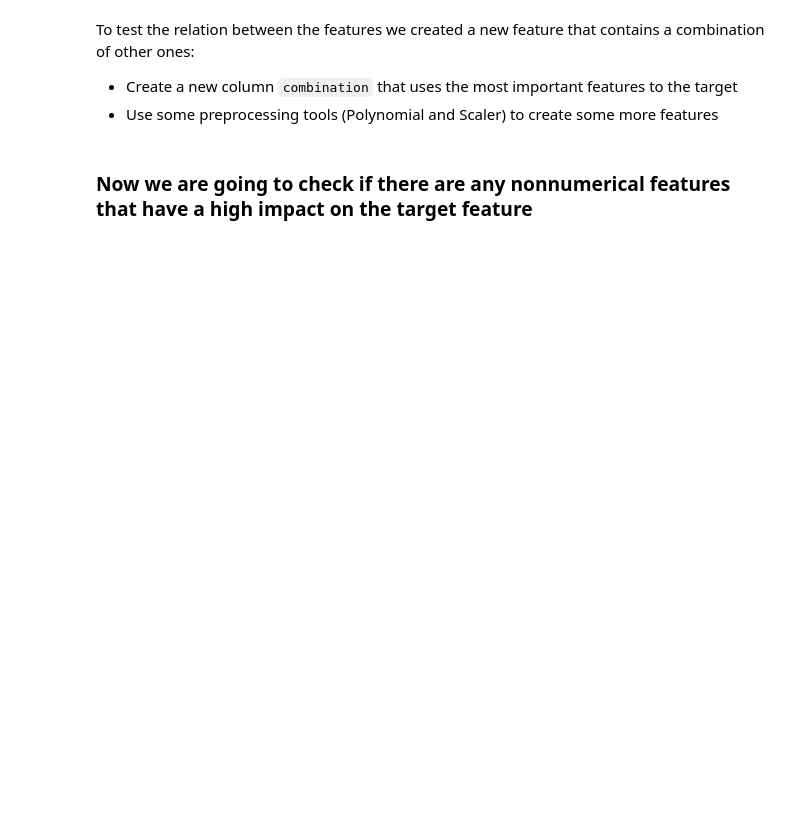
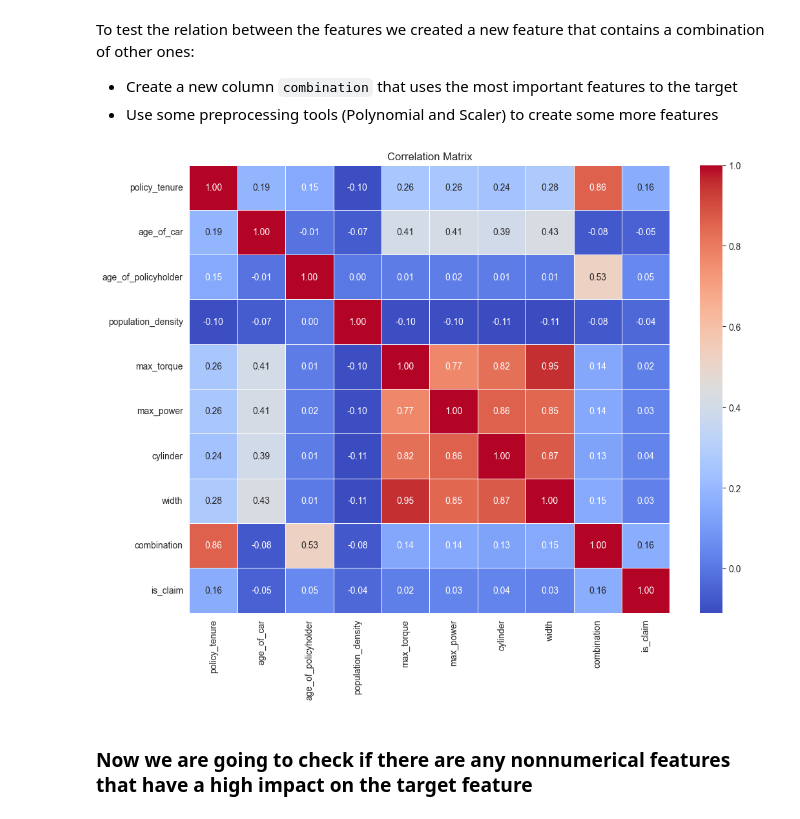
Before and after one commit to afs202005277/HeartDiseasePrediction, a Jupyter notebook: project.ipynb, the cells around one changed output. Saved outputs shown, nothing was run; the diff lists cells and outputs as text; code cells hidden in the pictures; blank space fills up the shorter version.

```diff
--- a/project.ipynb
+++ b/project.ipynb
@@ -128,36 +171,38 @@ train_data_nocorr.insert(len(train_data_nocorr.columns) - 1, 'combination', trai
 correlation_matrix = train_data_nocorr.corr()
 
 plt.figure(figsize=(12, 9))
 sb.heatmap(correlation_matrix, annot=True, cmap='coolwarm', fmt='.2f', linewidths=0.5)
 plt.title('Correlation Matrix')
 plt.show()
 
 # Polynomial
 
 target = "is_claim"
 
 poly = PolynomialFeatures(degree=2)
 
 X = train_data_nocorr.drop(target, axis=1)
 y = train_data_nocorr[target]
 
 X_poly = poly.fit_transform(X)
 
-train_data_poly = pd.concat([pd.DataFrame(X_poly), y], axis=1)
+train_data_poly = pd.concat([pd.DataFrame(X_poly), y], axis=1).dropna()
 
 
 # Scale
 scaler = StandardScaler()
 
 X_scaled = scaler.fit_transform(X)
 
-train_data_scaled = pd.concat([pd.DataFrame(X_scaled), y], axis=1)
+train_data_scaled = pd.concat([pd.DataFrame(X_scaled), y], axis=1).dropna()
 
 # Polynomial and Scale
 
 X_poly_scaled = poly.fit_transform(X_scaled)
 
-train_data_poly_scaled = pd.concat([pd.DataFrame(X_poly_scaled), y], axis=1)
+train_data_poly_scaled = pd.concat([pd.DataFrame(X_poly_scaled), y], axis=1).dropna()
+# %% [output]
+[figure, added]
 # %% [markdown]
 ### Now we are going to check if there are any nonnumerical features that have a high impact on the target feature
 # %%
```
Also changed, not shown: parts of 7 cells of this notebook.
